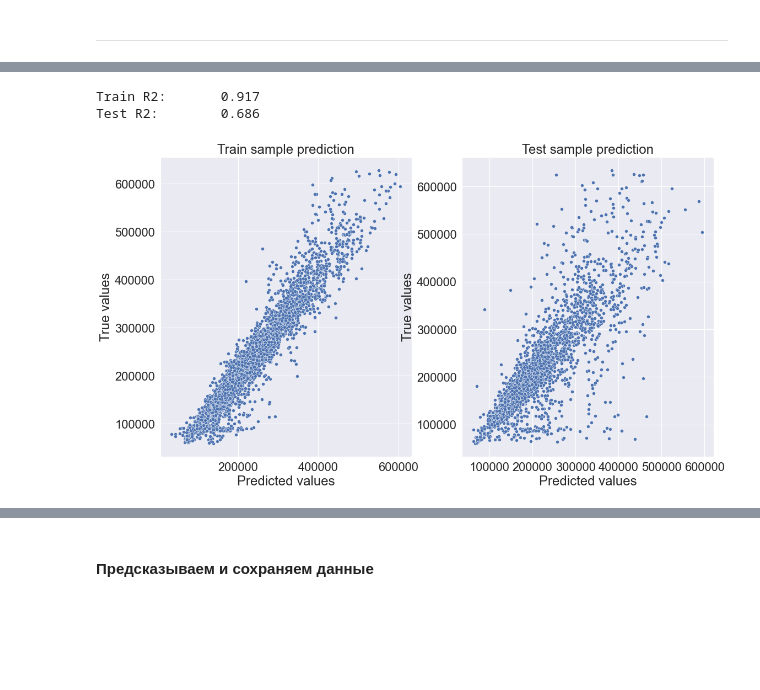
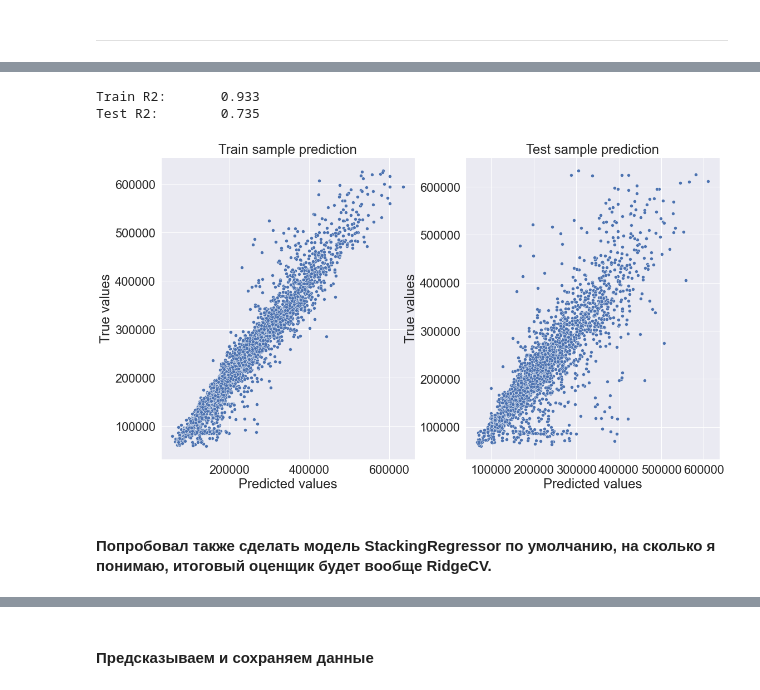
Before and after one commit to samoryad/datascience_GB, a Jupyter notebook: project_price_prediction/project_price_prediction.ipynb, the cells around one changed output, grey strips where cells are left out. Cells and saved outputs as stored; diff of their text form; code cells hidden in the pictures; blank space fills up the shorter version.

```diff
--- a/project_price_prediction/project_price_prediction.ipynb
+++ b/project_price_prediction/project_price_prediction.ipynb
@@ -784,7 +787,7 @@ feature_names = ['Rooms', 'Square', 'LifeSquare', 'KitchenSquare', 'Floor', 'Hou
                  'Helthcare_2', 'Shops_1', 'Shops_2']
 
 new_feature_names = ['Rooms_outlier', 'HouseFloor_outlier', 'HouseYear_outlier', 'LifeSquare_nan', 'DistrictSize',
-                     'new_district', 'IsDistrictLarge',  'MedPriceByDistrict', 'MedPriceByFloorYear']
+                     'new_district', 'IsDistrictLarge']
 
 target_name = 'Price'
 # %% [markdown]
@@ -819,6 +822,10 @@ test_df = features_gen.transform(test_df)
 X_train.shape, X_valid.shape, test_df.shape
 # %% [output]
 ((6700, 29), (3300, 29), (5000, 29))
+# %%
+X_train = X_train[feature_names + new_feature_names]
+X_valid = X_valid[feature_names + new_feature_names]
+test_df = test_df[feature_names + new_feature_names]
 # %%
 X_train.isna().sum().sum(), X_valid.isna().sum().sum(), test_df.isna().sum().sum()
 # %% [output]
@@ -885,7 +895,7 @@ Test R2:        0.685
 # %% [markdown]
 #### Оптимизированная модель
 # %%
-final_rf_model = RandomForestRegressor(n_estimators=400, max_depth=12, \
+final_rf_model = RandomForestRegressor(n_estimators=600, max_depth=16, \
                                        max_features=10, random_state=42, criterion='mse')
 final_rf_model.fit(X_train, y_train)
 # %% [output]
@@ -941,10 +953,10 @@ Test R2:        0.678
 #### Оптимизированная модель
 # %%
 final_model = GradientBoostingRegressor(criterion='mse',
-                                     max_depth=3,
+                                     max_depth=5,
                                      min_samples_leaf=6,
                                      random_state=42,
-                                     n_estimators=400)
+                                     n_estimators=200)
 final_model.fit(X_train, y_train)
 
 y_train_final_preds = final_model.predict(X_train)
@@ -1035,11 +1052,13 @@ StackingRegressor(estimators=[('lr', LinearRegression()),
                                                             random_state=42),
                   n_jobs=-1, passthrough=True)
 # %%
-y_train_preds = stack.predict(X_train)
-y_test_preds = stack.predict(X_valid)
+y_train_stack_preds = stack.predict(X_train)
+y_test_stack_preds = stack.predict(X_valid)
 
-evaluate_preds(y_train, y_train_preds, y_valid, y_test_preds)
+evaluate_preds(y_train, y_train_stack_preds, y_valid, y_test_stack_preds)
 # %% [output]
-Train R2:       0.917
-Test R2:        0.686
+Train R2:       0.933
+Test R2:        0.735
-[figure, old version]
+[figure, new version]
+# %% [markdown]
+#### Попробовал также сделать модель StackingRegressor по умолчанию, на сколько я понимаю, итоговый оценщик будет вообще RidgeCV.
```
Also changed, not shown: parts of 29 cells of this notebook, 1 other file.
